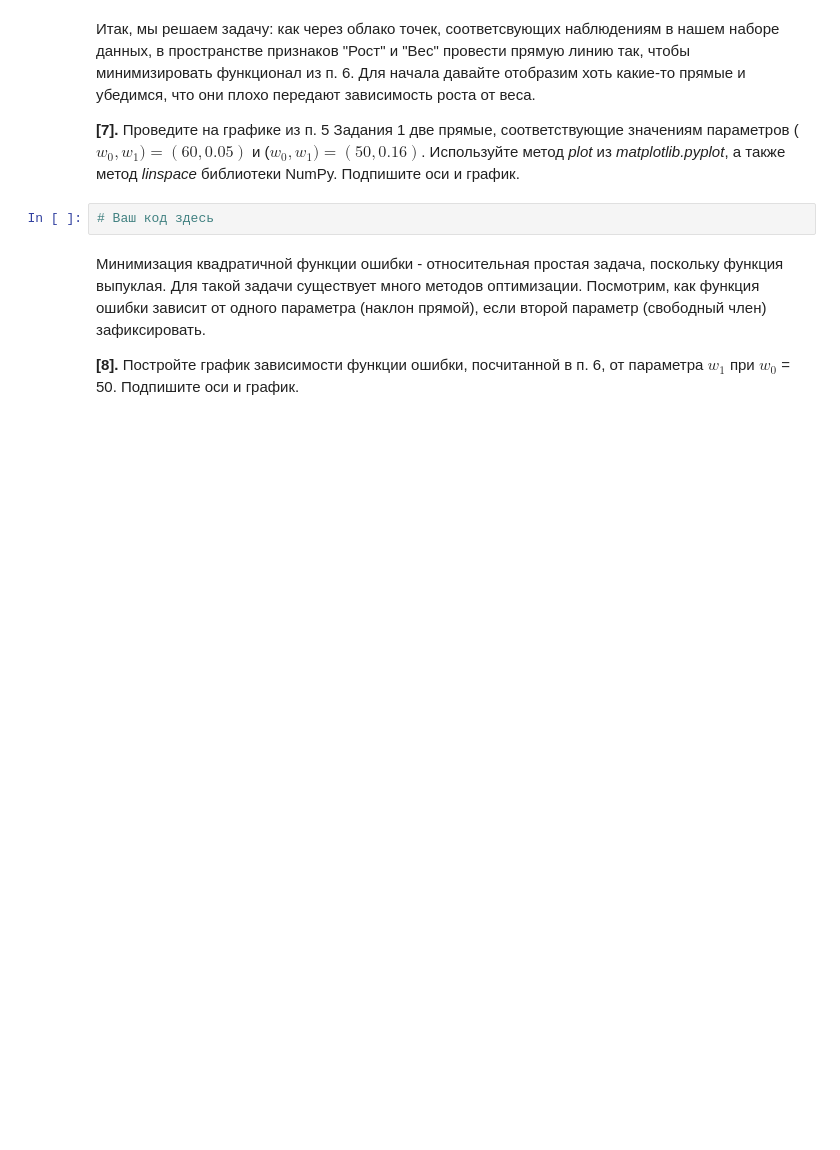
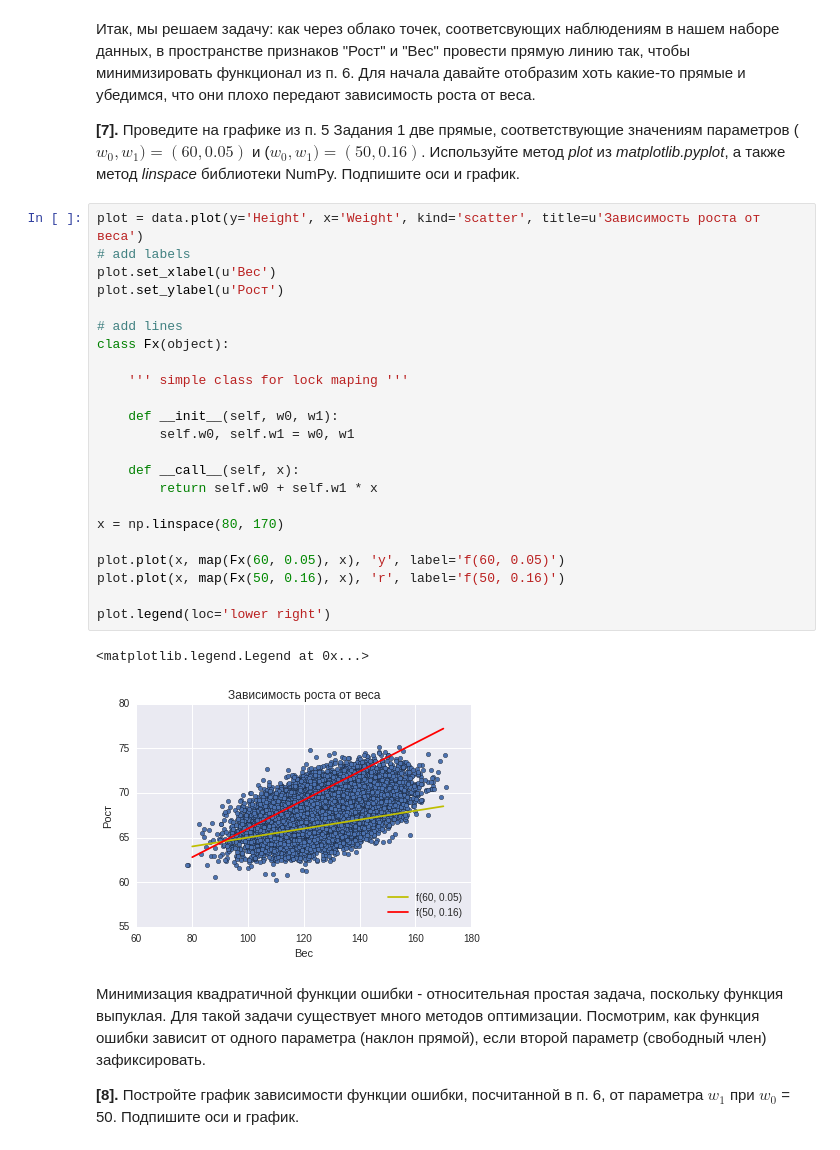
Before and after one commit to MariamSherif/pyda, a Jupyter notebook: nb/peer_review_linreg_height_weight.ipynb, the cells around one changed output. Drawn from its saved outputs; the diff is of its cells as text; blank space fills up the shorter version.

```diff
--- a/nb/peer_review_linreg_height_weight.ipynb
+++ b/nb/peer_review_linreg_height_weight.ipynb
@@ -121,8 +122,32 @@ $$error(w_0, w_1) = \sum_{i=1}^n {(y_i - (w_0 + w_1 * x_i))}^2 $$
 Итак, мы решаем задачу: как через облако точек, соответсвующих наблюдениям в нашем наборе данных, в пространстве признаков "Рост" и "Вес" провести прямую линию так, чтобы минимизировать функционал из п. 6. Для начала давайте отобразим хоть какие-то прямые и убедимся, что они плохо передают зависимость роста от веса.
 
 **[7].** Проведите на графике из п. 5 Задания 1 две прямые, соответствующие значениям параметров ($w_0, w_1) = (60, 0.05)$ и ($w_0, w_1) = (50, 0.16)$. Используйте метод *plot* из *matplotlib.pyplot*, а также метод *linspace* библиотеки NumPy. Подпишите оси и график.
-# %%
-# Ваш код здесь
+# %%
+plot = data.plot(y='Height', x='Weight', kind='scatter', title=u'Зависимость роста от веса')
+# add labels
+plot.set_xlabel(u'Вес')
+plot.set_ylabel(u'Рост')
+
+# add lines
+class Fx(object):
+
+    ''' simple class for lock maping '''
+
+    def __init__(self, w0, w1):
+        self.w0, self.w1 = w0, w1
+
+    def __call__(self, x):
+        return self.w0 + self.w1 * x
+
+x = np.linspace(80, 170)
+
+plot.plot(x, map(Fx(60, 0.05), x), 'y', label='f(60, 0.05)')
+plot.plot(x, map(Fx(50, 0.16), x), 'r', label='f(50, 0.16)')
+
+plot.legend(loc='lower right')
+# %% [output]
+<matplotlib.legend.Legend at 0x...>
+[figure, added]
 # %% [markdown]
 Минимизация квадратичной функции ошибки - относительная простая задача, поскольку функция выпуклая. Для такой задачи существует много методов оптимизации. Посмотрим, как функция ошибки зависит от одного параметра (наклон прямой), если второй параметр (свободный член) зафиксировать.
 
```
Also changed, not shown: parts of 12 cells of this notebook.
